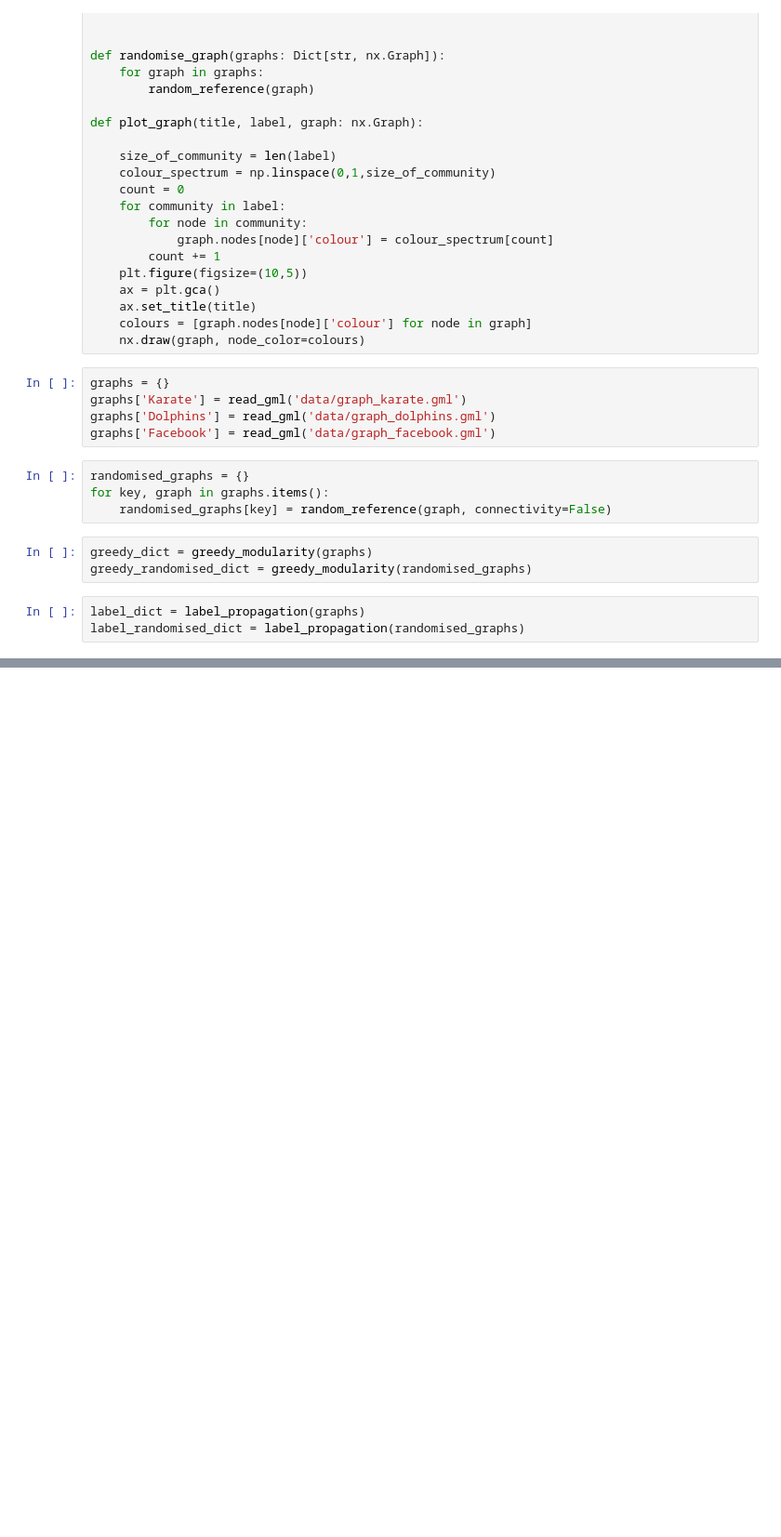
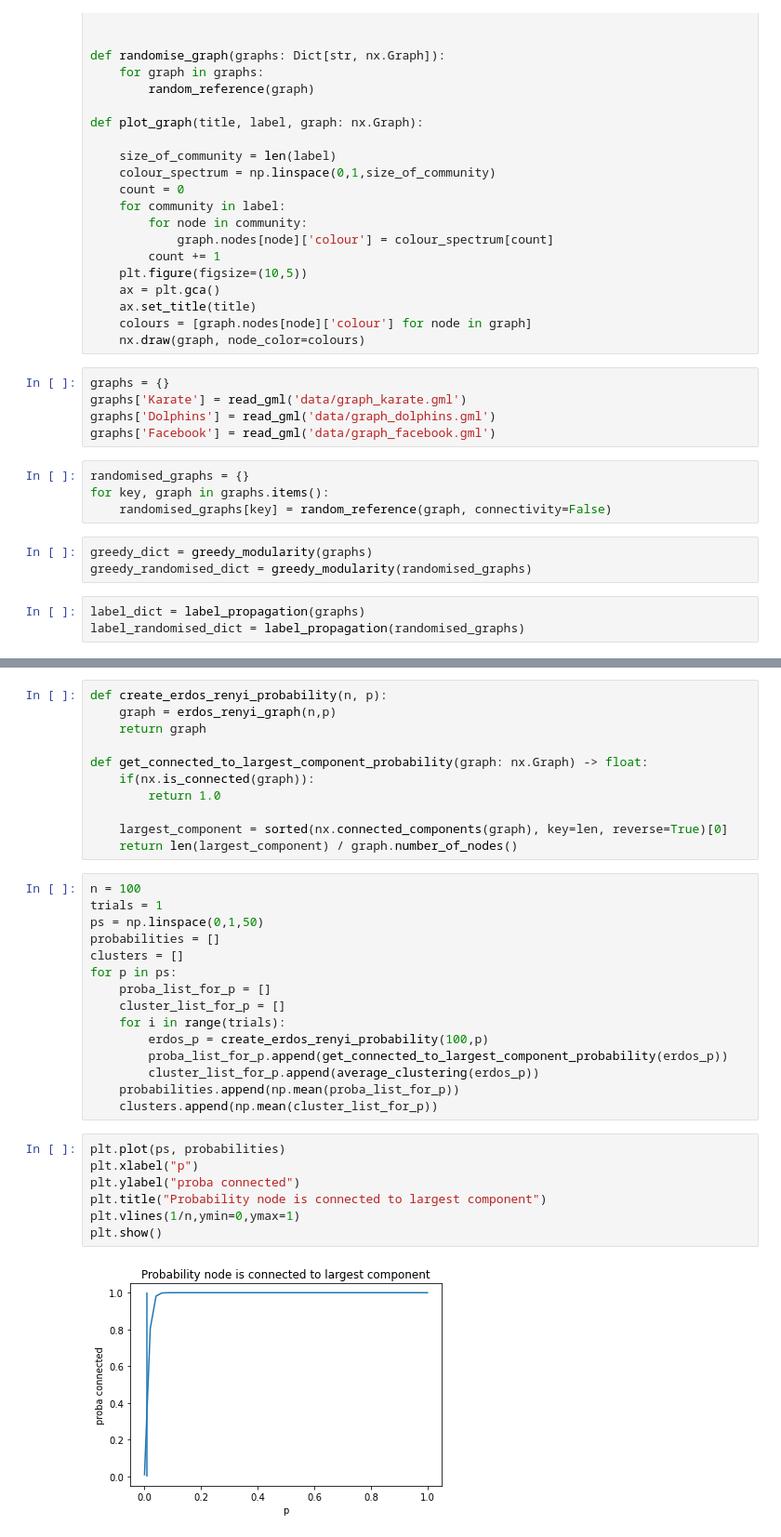
Before and after one commit to moerfii/network_science_uzh, a Jupyter notebook: assignment_4/excercise04.ipynb, the cells around one changed output, grey strips where cells are left out. Shown at 93% size. Cells and saved outputs as stored; diff of their text form; blank space fills up the shorter version.

```diff
--- a/assignment_4/excercise04.ipynb
+++ b/assignment_4/excercise04.ipynb
@@ -135,0 +115,35 @@ nx.draw(erdos1)
+# %%
+def create_erdos_renyi_probability(n, p):
+    graph = erdos_renyi_graph(n,p)
+    return graph
+
+def get_connected_to_largest_component_probability(graph: nx.Graph) -> float:
+    if(nx.is_connected(graph)):
+        return 1.0
+
+    largest_component = sorted(nx.connected_components(graph), key=len, reverse=True)[0]
+    return len(largest_component) / graph.number_of_nodes()
+# %%
+n = 100
+trials = 1
+ps = np.linspace(0,1,50)
+probabilities = []
+clusters = []
+for p in ps:
+    proba_list_for_p = []
+    cluster_list_for_p = []
+    for i in range(trials):
+        erdos_p = create_erdos_renyi_probability(100,p)
+        proba_list_for_p.append(get_connected_to_largest_component_probability(erdos_p))
+        cluster_list_for_p.append(average_clustering(erdos_p))
+    probabilities.append(np.mean(proba_list_for_p))
+    clusters.append(np.mean(cluster_list_for_p))
+# %%
+plt.plot(ps, probabilities)
+plt.xlabel("p")
+plt.ylabel("proba connected")
+plt.title("Probability node is connected to largest component")
+plt.vlines(1/n,ymin=0,ymax=1)
+plt.show()
+# %% [output]
+[figure, added]
```
Also changed, not shown: parts of 15 cells of this notebook.
